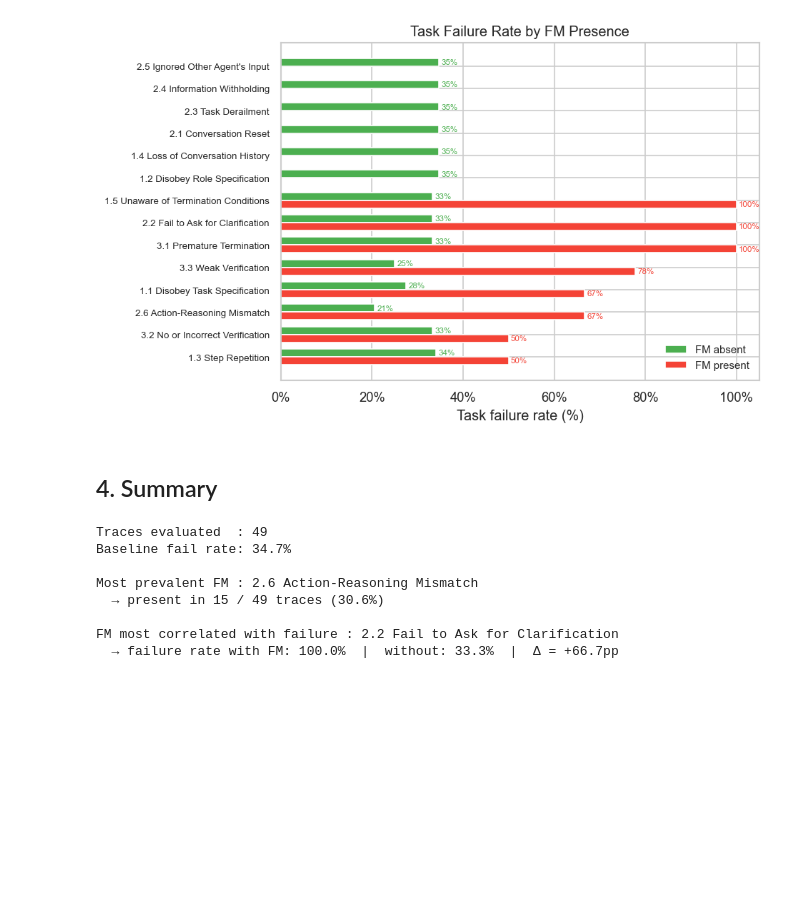
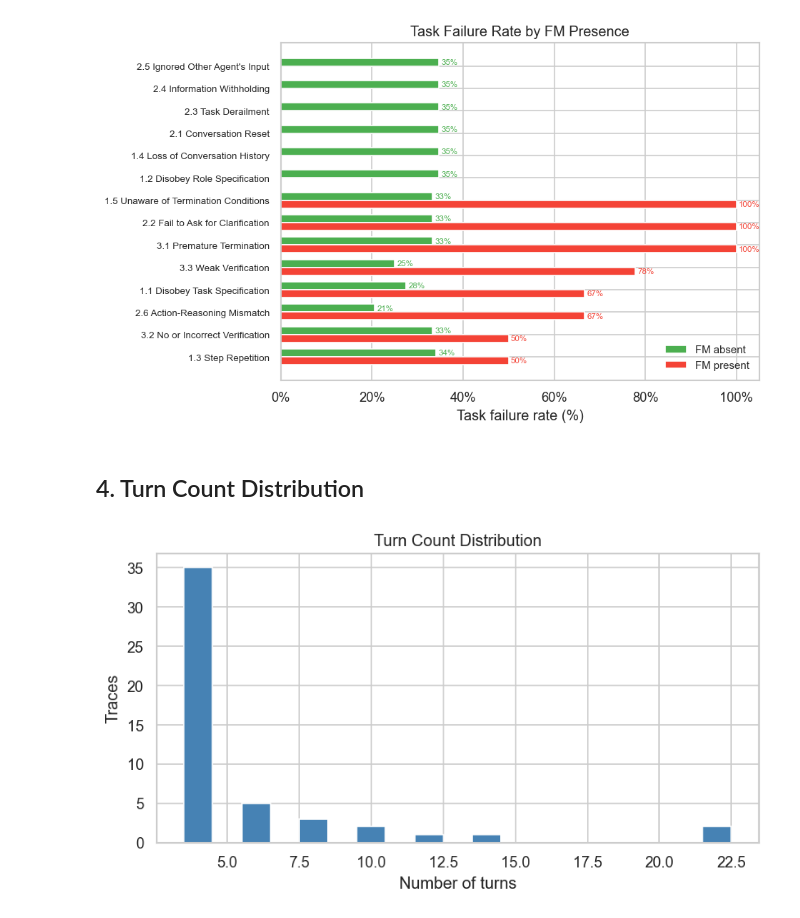
Before and after one commit to uagarwal123/IKEA_MAST_thesis, a Jupyter notebook: Bram/AG2/judge/analyze_results.ipynb, the cells around one changed output. Saved outputs shown, nothing was run; the diff lists cells and outputs as text; code cells hidden in the pictures; blank space fills up the shorter version.

```diff
--- a/Bram/AG2/judge/analyze_results.ipynb
+++ b/Bram/AG2/judge/analyze_results.ipynb
@@ -7,11 +7,13 @@ import matplotlib.ticker as mticker
 import numpy as np
 import seaborn as sns
 
-# ── configure run ─────────────────────────────────────────────────────────────
+
 RUN_DIR = Path("../results/baseline_olympiad_gpt41_n50_20260609")
-# ─────────────────────────────────────────────────────────────────────────────
+
 
 RESULTS_DIR = RUN_DIR / "saved_results"
+OUTPUTS_DIR = RUN_DIR / "outputs"
+OUTPUTS_DIR.mkdir(exist_ok=True)
 
 sns.set_theme(style="whitegrid")
 plt.rcParams["figure.dpi"] = 120
@@ -180,27 +214,19 @@ fig.savefig(RESULTS_DIR / "fm_accuracy.pdf", bbox_inches="tight")
 plt.show()
 # %% [output]
 [figure]
-# %% [markdown]
-## 4. Summary
-# %%
-most_prevalent     = dist.loc[dist["Count"].idxmax()]
-most_correlated    = acc_df.dropna(subset=["delta"]).loc[acc_df.dropna(subset=["delta"])["delta"].idxmax()]
-baseline_fail_rate = (1 - df["correct"]).mean() * 100
-
-print(f"Traces evaluated  : {n_traces}")
-print(f"Baseline fail rate: {baseline_fail_rate:.1f}%")
-print()
-print(f"Most prevalent FM : {most_prevalent['FM']} {most_prevalent['Name']}")
-print(f"  → present in {most_prevalent['Count']} / {n_traces} traces ({most_prevalent['%']:.1f}%)")
-print()
-print(f"FM most correlated with failure : {most_correlated['code']} {most_correlated['name']}")
-print(f"  → failure rate with FM: {most_correlated['fail_with']:.1f}%  |  without: {most_correlated['fail_without']:.1f}%  |  Δ = +{most_correlated['delta']:.1f}pp")
-# %% [output]
-Traces evaluated  : 49
-Baseline fail rate: 34.7%
-
-Most prevalent FM : 2.6 Action-Reasoning Mismatch
-  → present in 15 / 49 traces (30.6%)
-
-FM most correlated with failure : 2.2 Fail to Ask for Clarification
-  → failure rate with FM: 100.0%  |  without: 33.3%  |  Δ = +66.7pp
+# %% [markdown]
+## 4. Turn Count Distribution
+# %%
+_turns = [t["metadata"]["n_turns"] for t in parsed]
+
+fig, ax = plt.subplots(figsize=(7, 4))
+ax.hist(_turns, bins=range(min(_turns), max(_turns) + 2),
+        color="steelblue", edgecolor="white", align="left")
+ax.set_xlabel("Number of turns")
+ax.set_ylabel("Traces")
+ax.set_title("Turn Count Distribution")
+fig.tight_layout()
+fig.savefig(OUTPUTS_DIR / "turn_count_distribution.pdf", bbox_inches="tight")
+plt.show()
+# %% [output]
+[figure, added]
```
Also changed, not shown: parts of 6 cells of this notebook, 34 other files.
